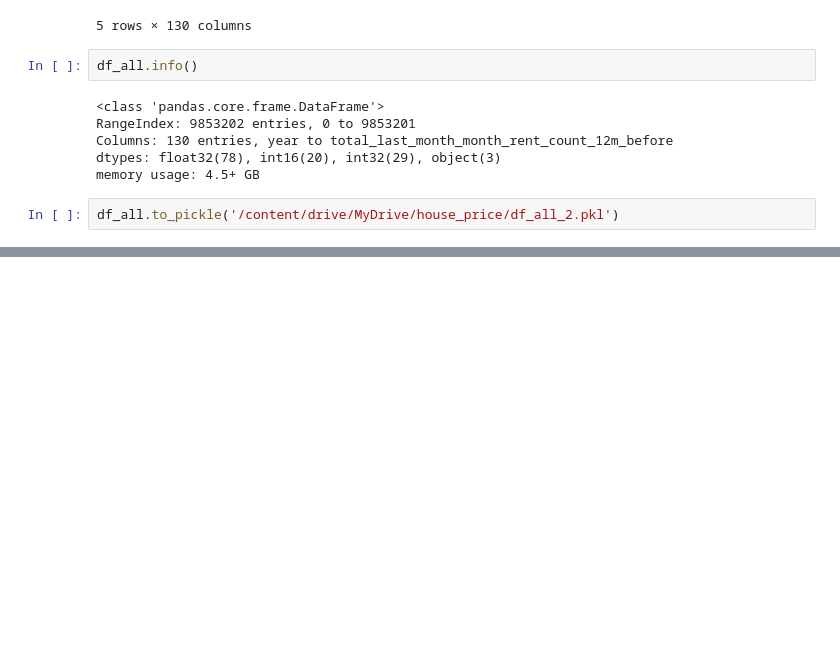
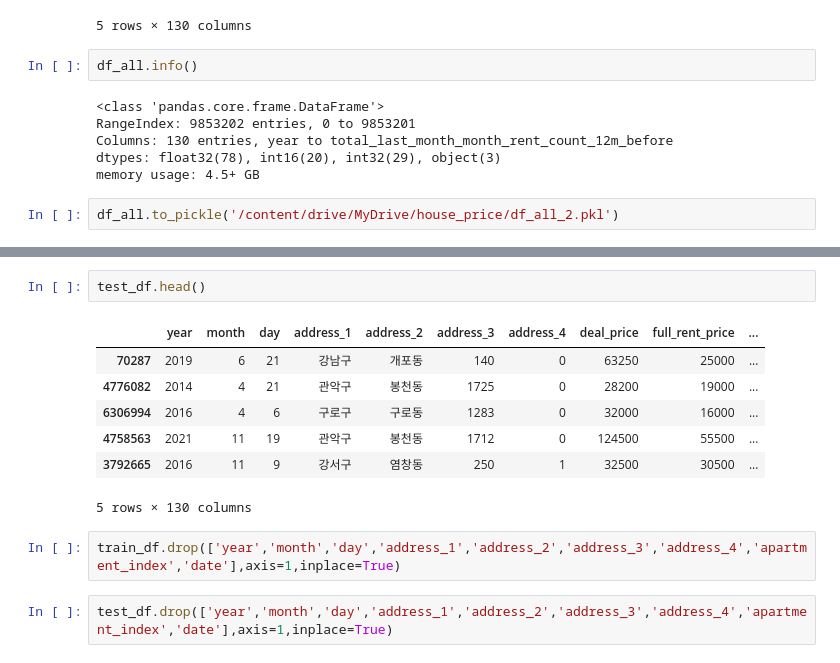
Before and after one commit to Ryong1998/house_price, a Jupyter notebook: handling_final_data4.ipynb, the cells around one changed output, grey strips where cells are left out. Drawn from its saved outputs; the diff is of its cells as text; blank space fills up the shorter version.

```diff
--- a/handling_final_data4.ipynb
+++ b/handling_final_data4.ipynb
@@ -1279,0 +1336,14 @@ df_all.to_pickle('/content/drive/MyDrive/house_price/df_all_2.pkl')
+# %%
+test_df.head()
+# %% [output]
+|  | year | month | day | address_1 | address_2 | address_3 | address_4 | deal_price | full_rent_price | ... |
+| 70287 | 2019 | 6 | 21 | 강남구 | 개포동 | 140 | 0 | 63250 | 25000 | ... |
+| 4776082 | 2014 | 4 | 21 | 관악구 | 봉천동 | 1725 | 0 | 28200 | 19000 | ... |
+| 6306994 | 2016 | 4 | 6 | 구로구 | 구로동 | 1283 | 0 | 32000 | 16000 | ... |
+| 4758563 | 2021 | 11 | 19 | 관악구 | 봉천동 | 1712 | 0 | 124500 | 55500 | ... |
+| 3792665 | 2016 | 11 | 9 | 강서구 | 염창동 | 250 | 1 | 32500 | 30500 | ... |
+5 rows × 130 columns
+# %%
+train_df.drop(['year','month','day','address_1','address_2','address_3','address_4','apartment_index','date'],axis=1,inplace=True)
+# %%
+test_df.drop(['year','month','day','address_1','address_2','address_3','address_4','apartment_index','date'],axis=1,inplace=True)
```
Also changed, not shown: parts of 15 cells of this notebook.
